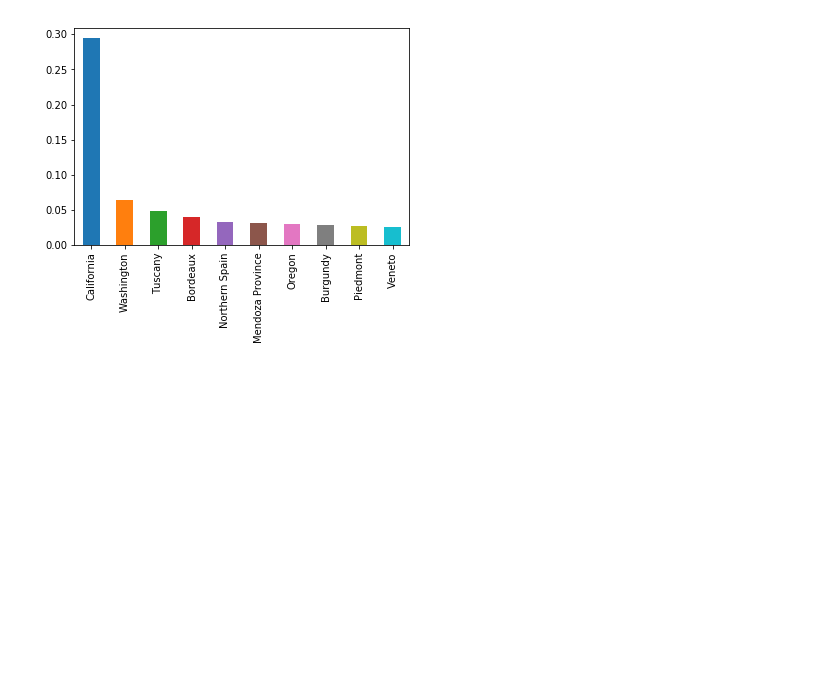
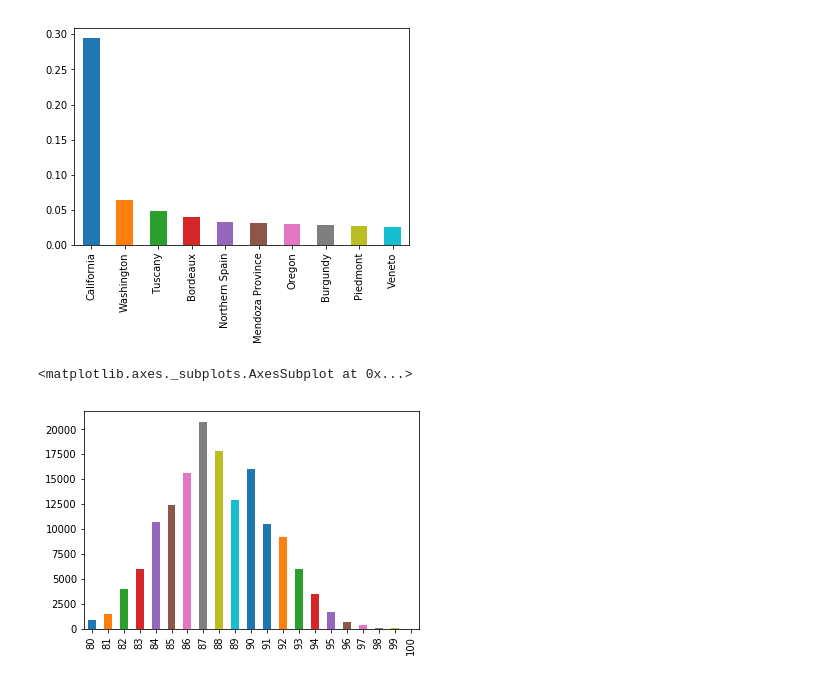
Before and after one commit to innovator-arjun/DataScience-Learning, a Jupyter notebook: Visualizations/winemag-Univariate plotting.ipynb, the cells around one changed output. Drawn from its saved outputs; the diff is of its cells as text; code cells hidden in the pictures; blank space fills up the shorter version.

```diff
--- a/Visualizations/winemag-Univariate plotting.ipynb
+++ b/Visualizations/winemag-Univariate plotting.ipynb
@@ -111,3 +111,8 @@ fulldata.head()
 # %% [output]
 <matplotlib.axes._subplots.AxesSubplot at 0x...>
 [figure]
+# %%
+reviews['points'].value_counts().sort_index().plot.bar()
+# %% [output]
+<matplotlib.axes._subplots.AxesSubplot at 0x...>
+[figure, added]
```
Also changed, not shown: parts of 10 cells of this notebook, 1 other file.
